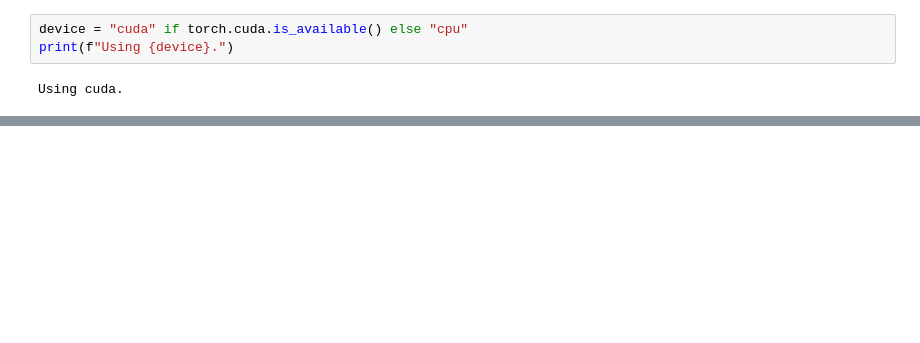
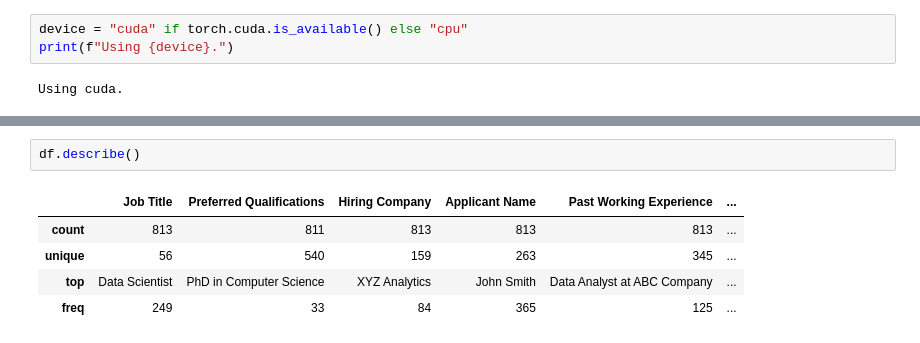
Before and after one commit to jayeta37/cover_letter_generator, a Jupyter notebook: test.ipynb, the cells around one changed output, grey strips where cells are left out. Cells and saved outputs as stored; diff of their text form; blank space fills up the shorter version.

```diff
--- a/test.ipynb
+++ b/test.ipynb
@@ -10,0 +33,8 @@ Using cuda.
+# %%
+df.describe()
+# %% [output]
+|  | Job Title | Preferred Qualifications | Hiring Company | Applicant Name | Past Working Experience | ... |
+| count | 813 | 811 | 813 | 813 | 813 | ... |
+| unique | 56 | 540 | 159 | 263 | 345 | ... |
+| top | Data Scientist | PhD in Computer Science | XYZ Analytics | John Smith | Data Analyst at ABC Company | ... |
+| freq | 249 | 33 | 84 | 365 | 125 | ... |
```
Also changed, not shown: parts of 20 cells of this notebook, 2 other files.
